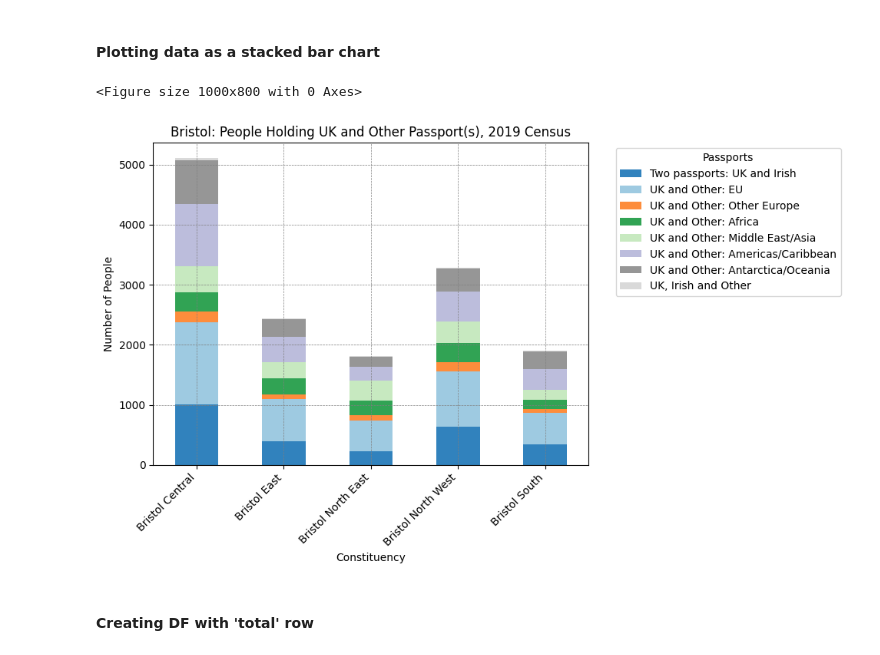
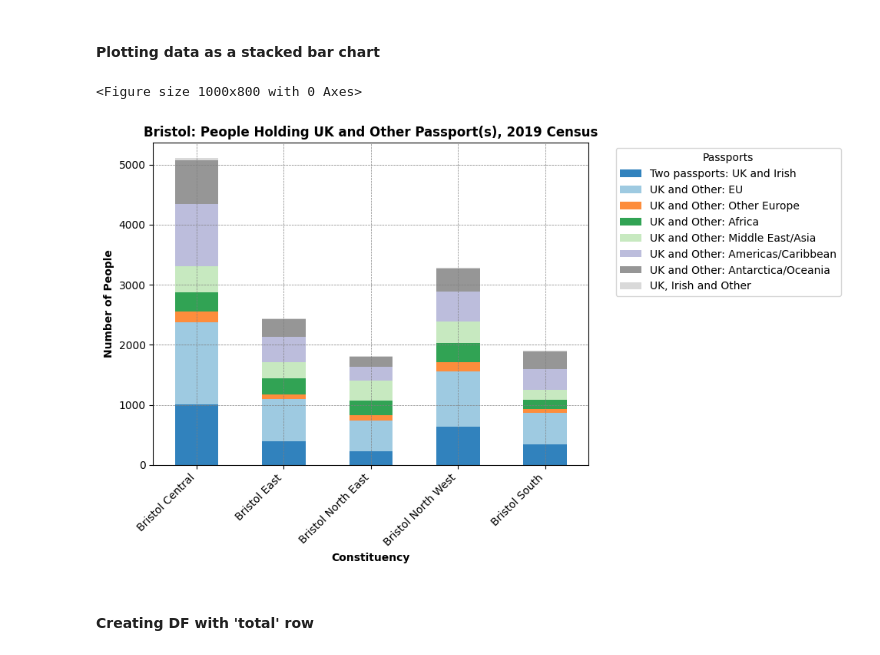
Before and after one commit to f-lane/census_proj, a Jupyter notebook: Final.ipynb, the cells around one changed output. Cells and saved outputs as stored; diff of their text form; code cells hidden in the pictures.

```diff
--- a/Final.ipynb
+++ b/Final.ipynb
@@ -23,5 +17,5 @@ True
 # %%
-df = pd.read_json("C:\Github_Projs\CFG-Assignments\constituency_data.json")
+df = pd.read_json("constituency_data.json")
 df = df.reset_index()
 df = df.rename(columns={'index':'Passport'})
 df.head(5)
@@ -52,19 +46,19 @@ mp
 # %%
 plt.figure(figsize=(10, 8))
 labels = ["Two passports: UK and Irish", "UK and Other: EU", "UK and Other: Other Europe", "UK and Other: Africa", "UK and Other: Middle East/Asia", "UK and Other: Americas/Caribbean", "UK and Other: Antarctica/Oceania", "UK, Irish and Other"]
 
 ax = mp.set_index('Passport').T.plot(kind='bar', stacked=True, colormap='tab20c', figsize=(10, 6))
-plt.title("Bristol: People Holding UK and Other Passport(s), 2019 Census")
-plt.xlabel("Constituency")
-plt.ylabel("Number of People")
+plt.title("Bristol: People Holding UK and Other Passport(s), 2019 Census", fontweight="semibold")
+plt.xlabel("Constituency", fontweight = "demi")
+plt.ylabel("Number of People", fontweight = "demi")
 plt.xticks(rotation=45, ha='right')
 plt.legend(title="Passports", labels = labels, bbox_to_anchor=(1.05, 1), loc='upper left')
 plt.grid(linestyle = '--', linewidth = 0.5, color = 'gray')
 plt.tight_layout()
 plt.show()
 # %% [output]
 <Figure size 1000x800 with 0 Axes>
-[figure, old version]
+[figure, new version]
 # %% [markdown]
 #### Creating DF with 'total' row
 # %%
```
Also changed, not shown: parts of 18 cells of this notebook.
